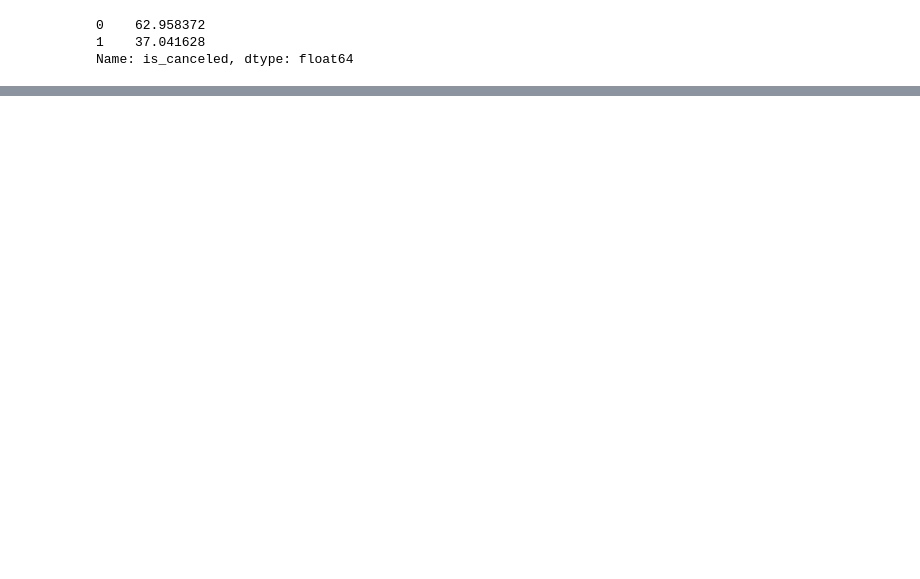
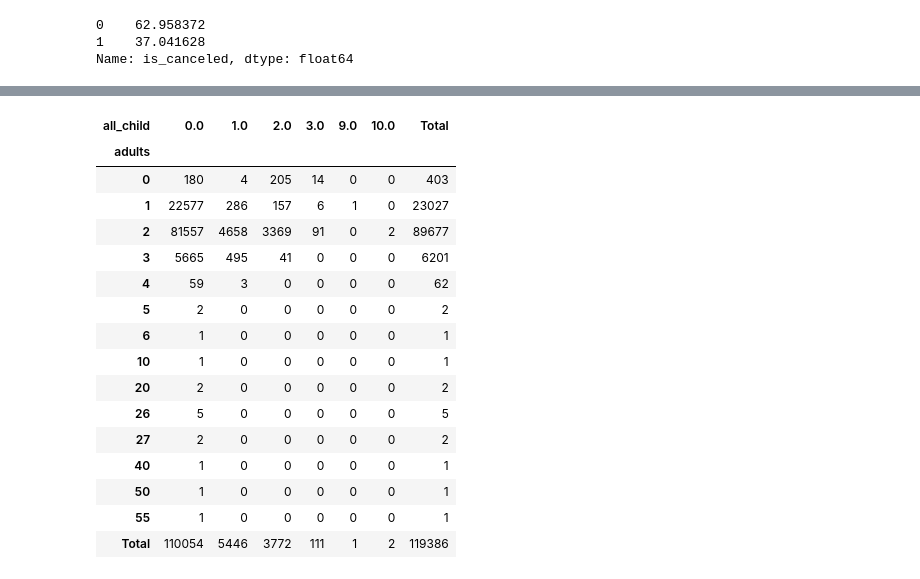
Before and after one commit to carlosmendozaj/Project_Booking_Demand, a Jupyter notebook: Carlos_Notebook.ipynb, the cells around one changed output, grey strips where cells are left out. Cells and saved outputs as stored; diff of their text form; code cells hidden in the pictures; blank space fills up the shorter version.

```diff
--- a/Carlos_Notebook.ipynb
+++ b/Carlos_Notebook.ipynb
@@ -90,0 +92,23 @@ Name: is_canceled, dtype: float64
+# %%
+#Bookings with children analiysis:
+hotel_eda['all_child'] = hotel_eda['children'] + hotel_eda['babies']
+
+pd.crosstab(hotel_eda['adults'], hotel_eda['all_child'], margins=True, margins_name = 'Total')
+# %% [output]
+| all_child | 0.0 | 1.0 | 2.0 | 3.0 | 9.0 | 10.0 | Total |
+| adults |  |  |  |  |  |  |  |
+| 0 | 180 | 4 | 205 | 14 | 0 | 0 | 403 |
+| 1 | 22577 | 286 | 157 | 6 | 1 | 0 | 23027 |
+| 2 | 81557 | 4658 | 3369 | 91 | 0 | 2 | 89677 |
+| 3 | 5665 | 495 | 41 | 0 | 0 | 0 | 6201 |
+| 4 | 59 | 3 | 0 | 0 | 0 | 0 | 62 |
+| 5 | 2 | 0 | 0 | 0 | 0 | 0 | 2 |
+| 6 | 1 | 0 | 0 | 0 | 0 | 0 | 1 |
+| 10 | 1 | 0 | 0 | 0 | 0 | 0 | 1 |
+| 20 | 2 | 0 | 0 | 0 | 0 | 0 | 2 |
+| 26 | 5 | 0 | 0 | 0 | 0 | 0 | 5 |
+| 27 | 2 | 0 | 0 | 0 | 0 | 0 | 2 |
+| 40 | 1 | 0 | 0 | 0 | 0 | 0 | 1 |
+| 50 | 1 | 0 | 0 | 0 | 0 | 0 | 1 |
+| 55 | 1 | 0 | 0 | 0 | 0 | 0 | 1 |
+| Total | 110054 | 5446 | 3772 | 111 | 1 | 2 | 119386 |
```
Also changed, not shown: parts of 12 cells of this notebook.
